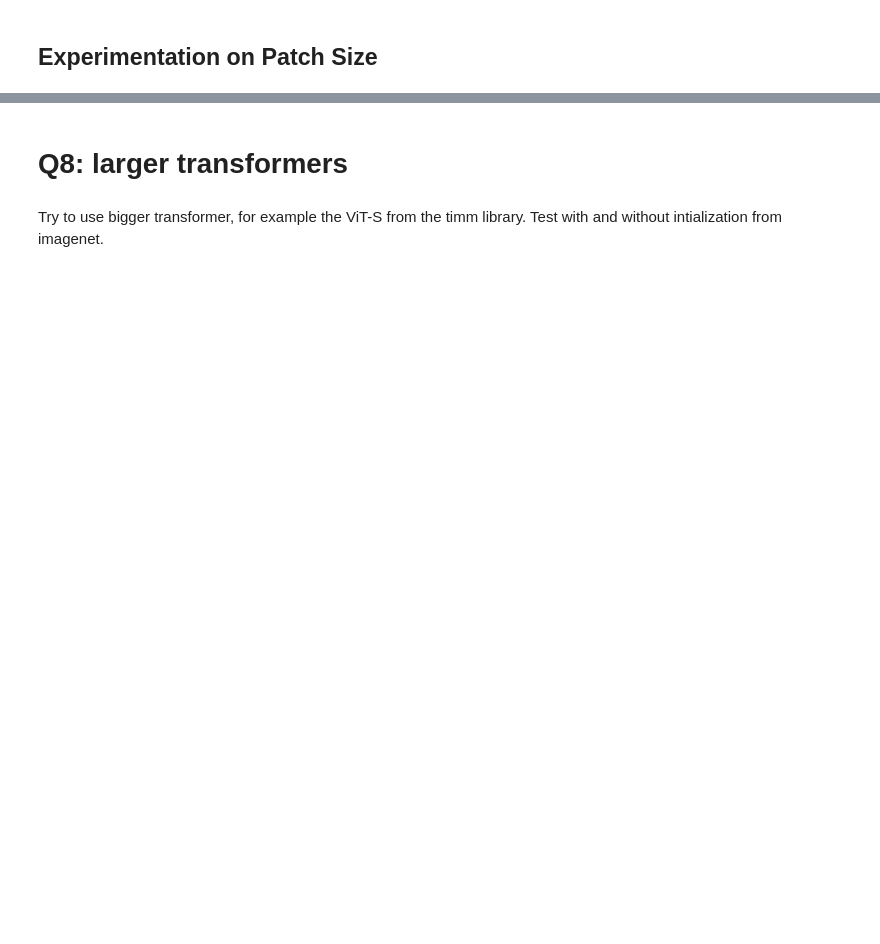
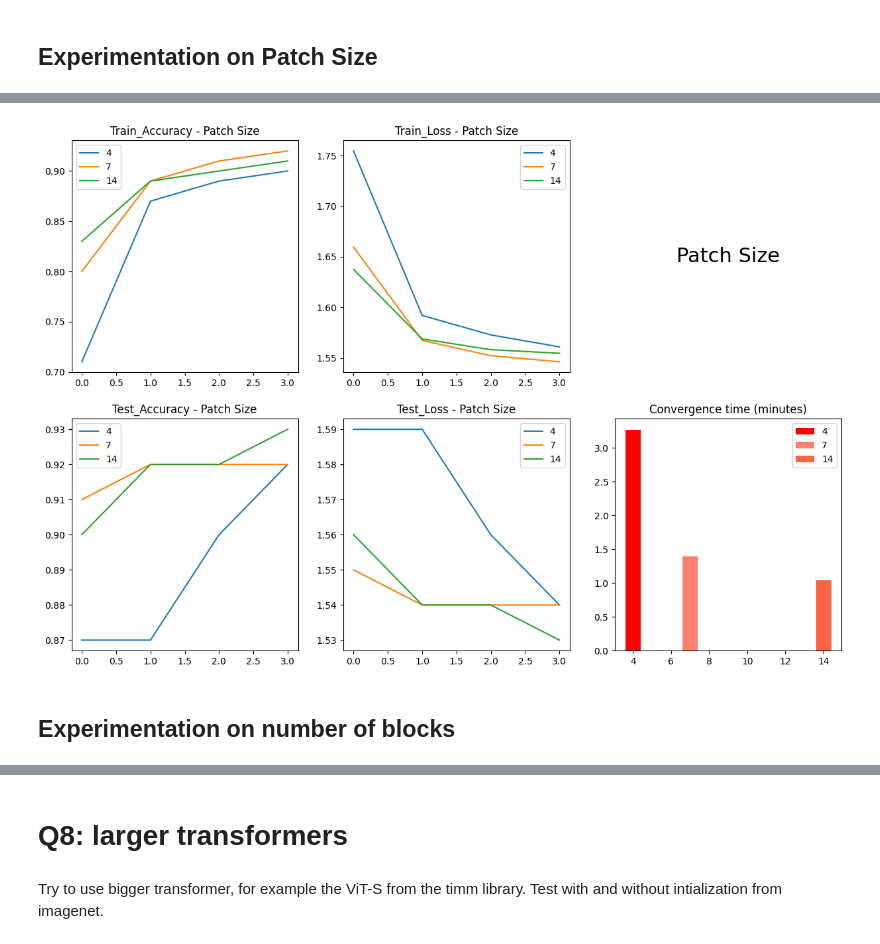
Before and after one commit to AmineYK/Deep-Learning-For-Computer-Vision, a Jupyter notebook: Transformers/ViT_Transformers.ipynb, the cells around one changed output, grey strips where cells are left out. Cells and saved outputs as stored; diff of their text form; code cells hidden in the pictures; blank space fills up the shorter version.

Commit message:
adding experimentations on ViT

```diff
--- a/Transformers/ViT_Transformers.ipynb
+++ b/Transformers/ViT_Transformers.ipynb
@@ -720,7 +707,7 @@ plt.show()
 epochs = 4
 
 embed_dim = 32
-patch_sizes = [4,7,10,14]
+patch_sizes = [4,7,14]
 nb_blocks = 2
 learning_rate = 1e-2
 
@@ -781,0 +829,47 @@ Test accuracy : 0.87
+# %%
+plt.figure(figsize=(15,10))
+
+plt.subplot(231)
+for i in range(len(patch_sizes)):
+  plt.plot(range(epochs),train_per_model[i][0],label=patch_sizes[i])
+
+plt.title("Train_Accuracy - Patch Size")
+plt.legend()
+
+plt.subplot(232)
+for i in range(len(patch_sizes)):
+  plt.plot(range(epochs),train_per_model[i][1],label=patch_sizes[i])
+
+plt.title("Train_Loss - Patch Size")
+plt.legend()
+
+plt.subplot(233)
+plt.axis('off')
+plt.text(0.5, 0.5,'Patch Size', ha='center', va='center', fontsize=22, color='black')
+
+plt.subplot(234)
+for i in range(len(patch_sizes)):
+  plt.plot(range(epochs),test_per_model[i][0],label=patch_sizes[i])
+
+plt.title("Test_Accuracy - Patch Size")
+plt.legend()
+
+plt.subplot(235)
+for i in range(len(patch_sizes)):
+  plt.plot(range(epochs),test_per_model[i][1],label=patch_sizes[i])
+
+plt.title("Test_Loss - Patch Size")
+plt.legend()
+
+plt.subplot(236)
+plt.title("Convergence time (minutes)")
+plt.bar(patch_sizes,time_per_model,label=patch_sizes,color=['red','salmon','tomato','mistyrose'])
+plt.legend()
+
+
+plt.savefig('patch_size.png', dpi=300)
+plt.show()
+# %% [output]
+[figure, added]
+# %% [markdown]
+## Experimentation on number of blocks
```
Also changed, not shown: parts of 24 cells of this notebook.
